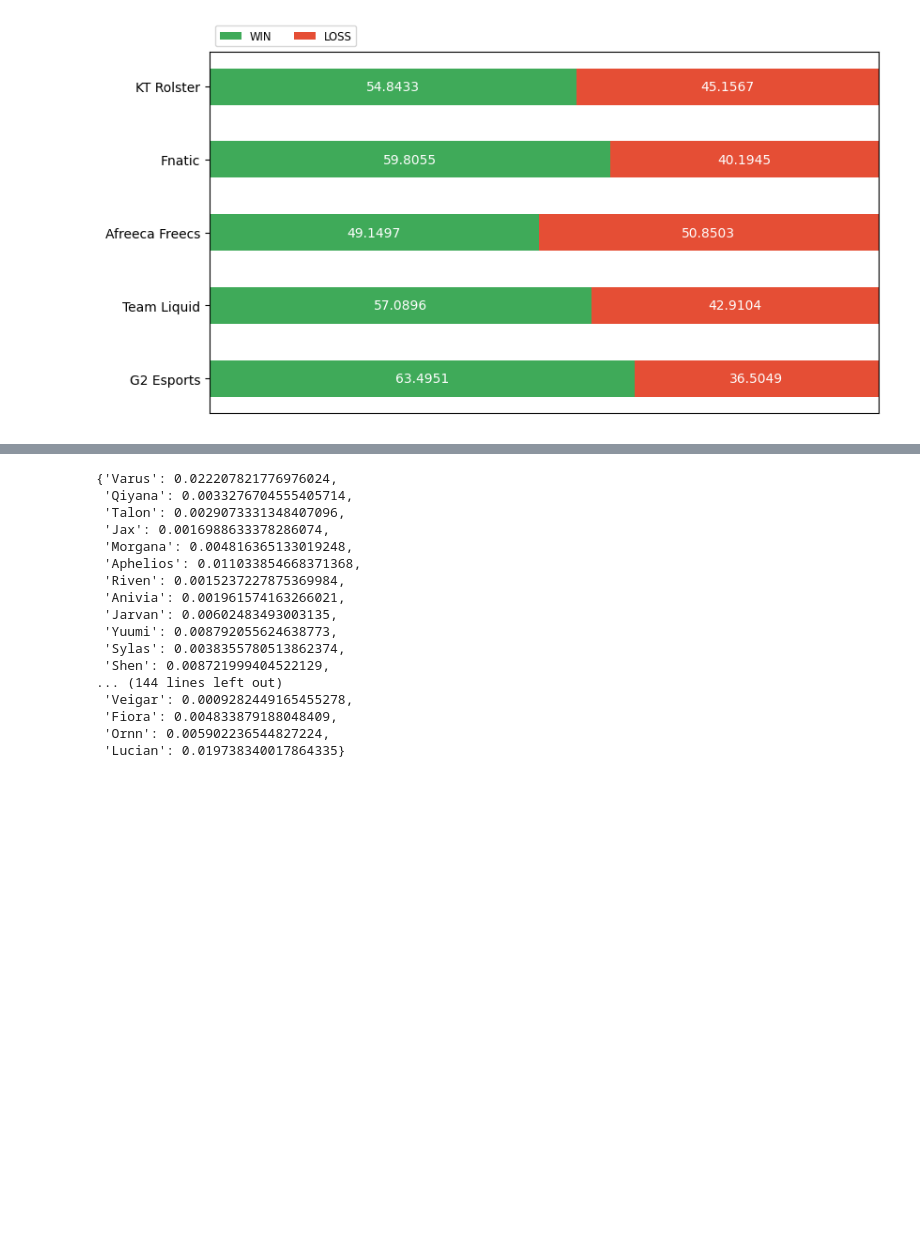
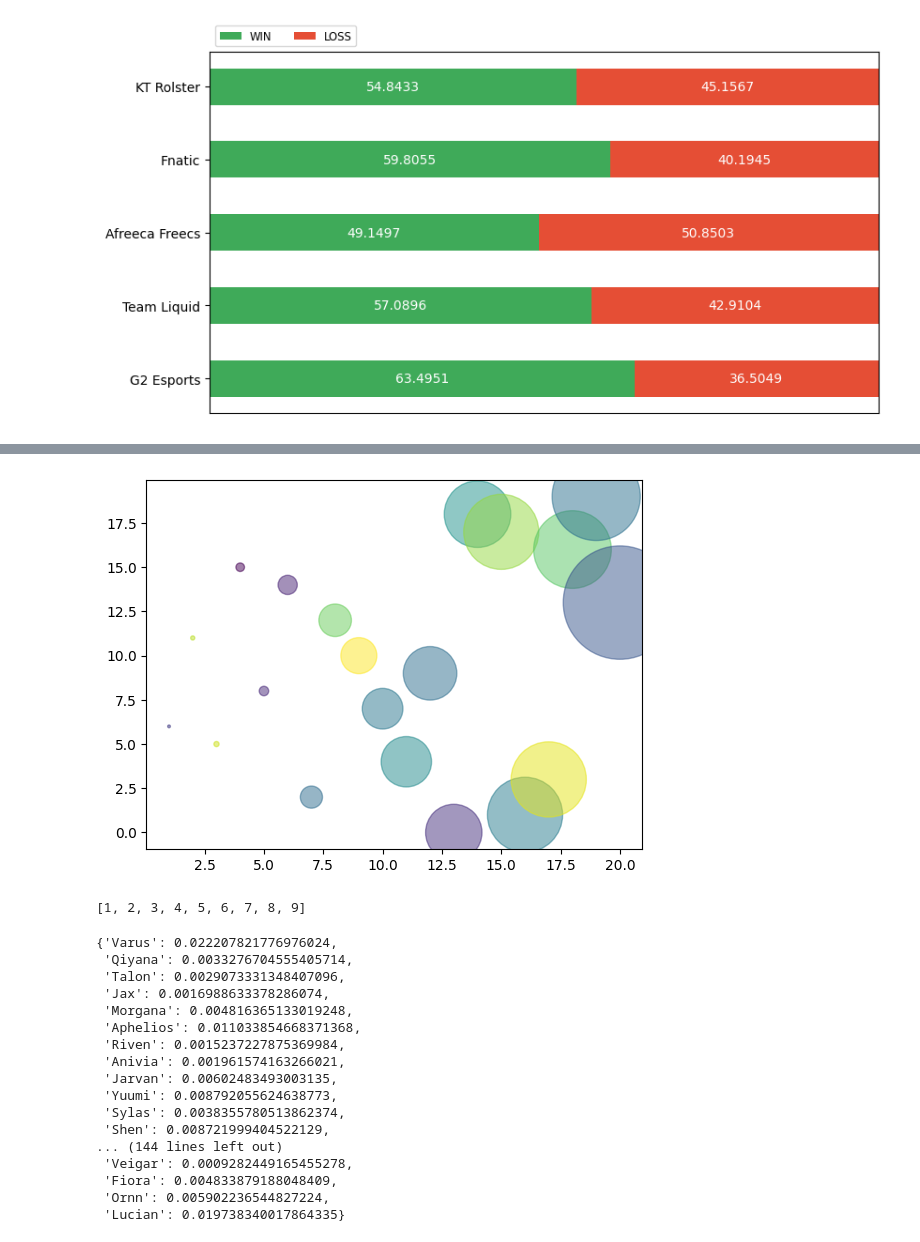
Before and after one commit to KarolKul-KK/League_Pro_Games_Analysis, a Jupyter notebook: notebooks/features_visualization.ipynb, the cells around one changed output, grey strips where cells are left out. Saved outputs shown, nothing was run; the diff lists cells and outputs as text; code cells hidden in the pictures; blank space fills up the shorter version.

Commit message:
Added some matplotlib plots

```diff
--- a/notebooks/features_visualization.ipynb
+++ b/notebooks/features_visualization.ipynb
@@ -150,0 +75,13 @@ get_first_positions(list(df['Ban_1']))
+# %%
+first = pysan.get_element_counts(list(df[f'Pick_1']))
+for i in range(1, 5):
+    champs = pysan.get_element_counts(list(df[f'Pick_{i}']))
+    for k in list(champs.keys()):
+        try:
+            first[k] = first[k] + champs[k]
+        except:
+            continue
+# %%
+most_picked_champs = pd.DataFrame([first.values(), first.keys()]).T
+# %%
+most_picked_champs.columns = ['Games', 'Champion']
@@ -151,3 +102,16 @@ get_first_positions(list(df['Ban_1']))
+# %%
+area = most_picked_champs[:20]['Games'].sort_values().to_list()
+x = list(range(1, 21))
+y = most_picked_champs[:20]['Games'].sort_values().reset_index()['index'].to_list()
+colors = np.random.rand(20)
+plt.scatter(x, y, s=area, c=colors, alpha=0.5)
+plt.show()
+# %% [output]
+[figure, added]
+# %%
+x
+# %% [output]
+[1, 2, 3, 4, 5, 6, 7, 8, 9]
 # %%
 get_element_frequency(list(df['Ban_1']))
 # %% [output]
```
Also changed, not shown: parts of 5 cells of this notebook.
